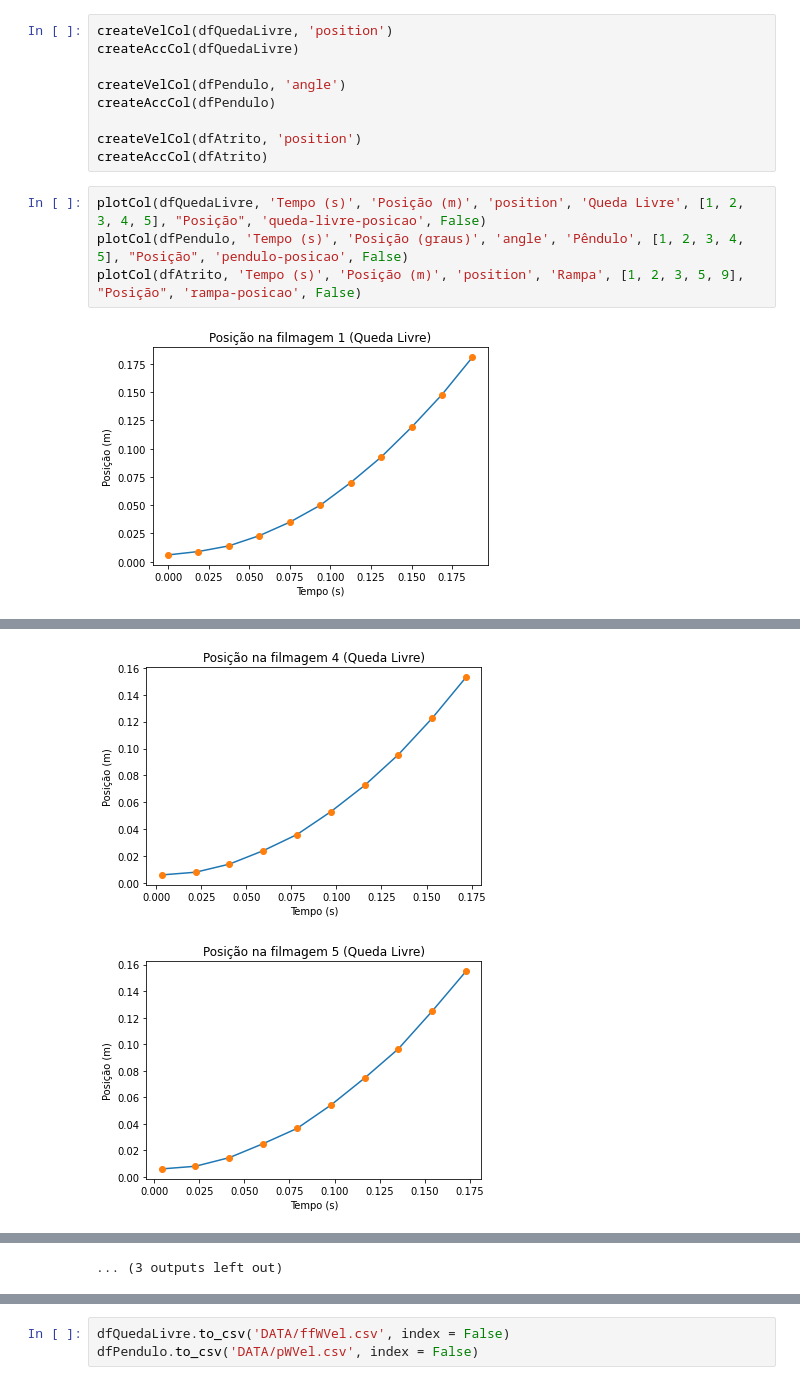
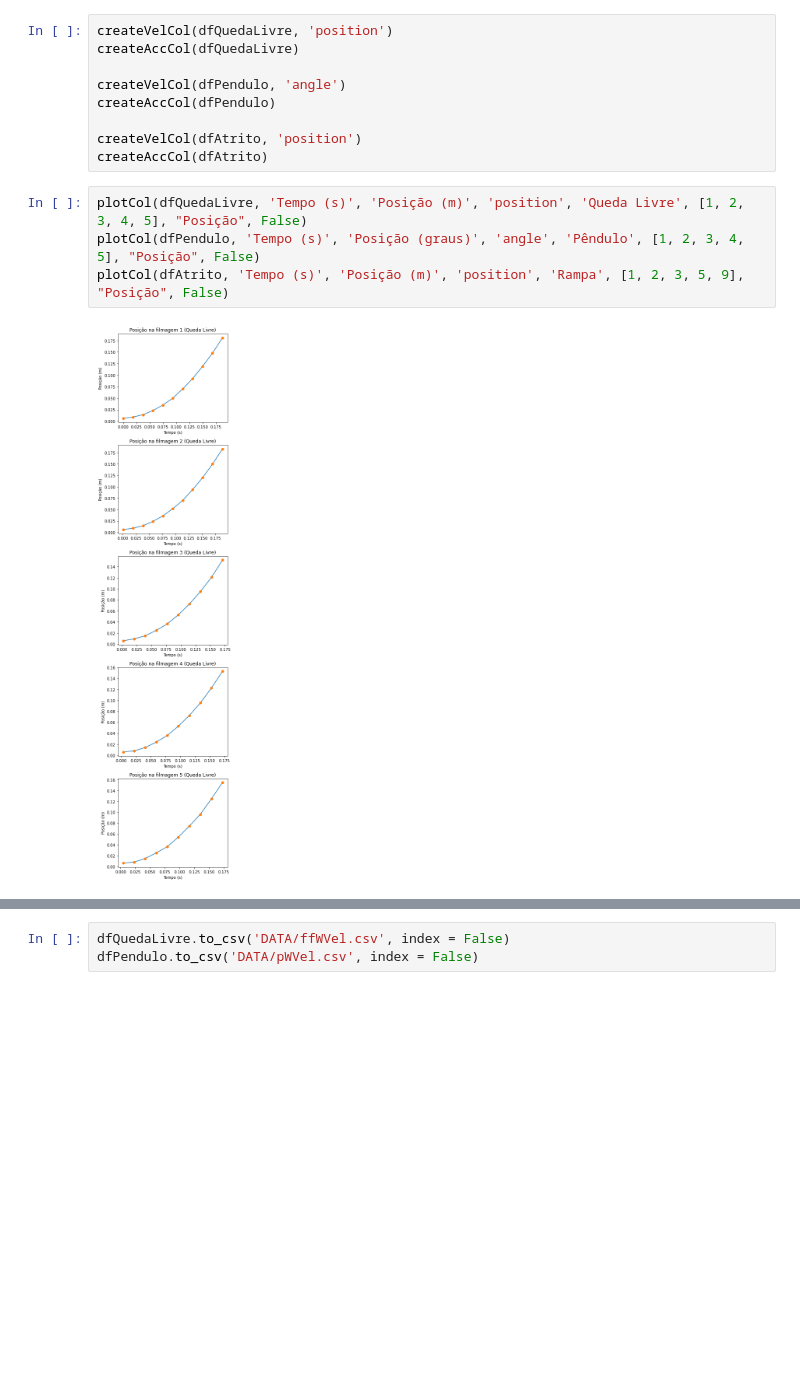
Before and after one commit to likury/EP2Modelagem, a Jupyter notebook: Visualização.ipynb, the cells around one changed output, grey strips where cells are left out. Saved outputs shown, nothing was run; the diff lists cells and outputs as text; blank space fills up the shorter version.

```diff
--- a/Visualização.ipynb
+++ b/Visualização.ipynb
@@ -117,8 +123,8 @@ createAccCol(dfPendulo)
 createVelCol(dfAtrito, 'position')
 createAccCol(dfAtrito)
 # %%
-plotCol(dfQuedaLivre, 'Tempo (s)', 'Posição (m)', 'position', 'Queda Livre', [1, 2, 3, 4, 5], "Posição", 'queda-livre-posicao', False)
-plotCol(dfPendulo, 'Tempo (s)', 'Posição (graus)', 'angle', 'Pêndulo', [1, 2, 3, 4, 5], "Posição", 'pendulo-posicao', False)
-plotCol(dfAtrito, 'Tempo (s)', 'Posição (m)', 'position', 'Rampa', [1, 2, 3, 5, 9], "Posição", 'rampa-posicao', False)
+plotCol(dfQuedaLivre, 'Tempo (s)', 'Posição (m)', 'position', 'Queda Livre', [1, 2, 3, 4, 5], "Posição", False)
+plotCol(dfPendulo, 'Tempo (s)', 'Posição (graus)', 'angle', 'Pêndulo', [1, 2, 3, 4, 5], "Posição", False)
+plotCol(dfAtrito, 'Tempo (s)', 'Posição (m)', 'position', 'Rampa', [1, 2, 3, 5, 9], "Posição", False)
 # %% [output]
-[figure, old version]
+[figure, new version]
@@ -127,2 +132,0 @@ plotCol(dfAtrito, 'Tempo (s)', 'Posição (m)', 'position', 'Rampa', [1, 2, 3, 5
-[figure, removed]
-[figure, removed]
@@ -136,2 +133 @@ plotCol(dfAtrito, 'Tempo (s)', 'Posição (m)', 'position', 'Rampa', [1, 2, 3, 5
-... (3 outputs left out)
 # %%
```
Also changed, not shown: parts of 6 cells of this notebook.
